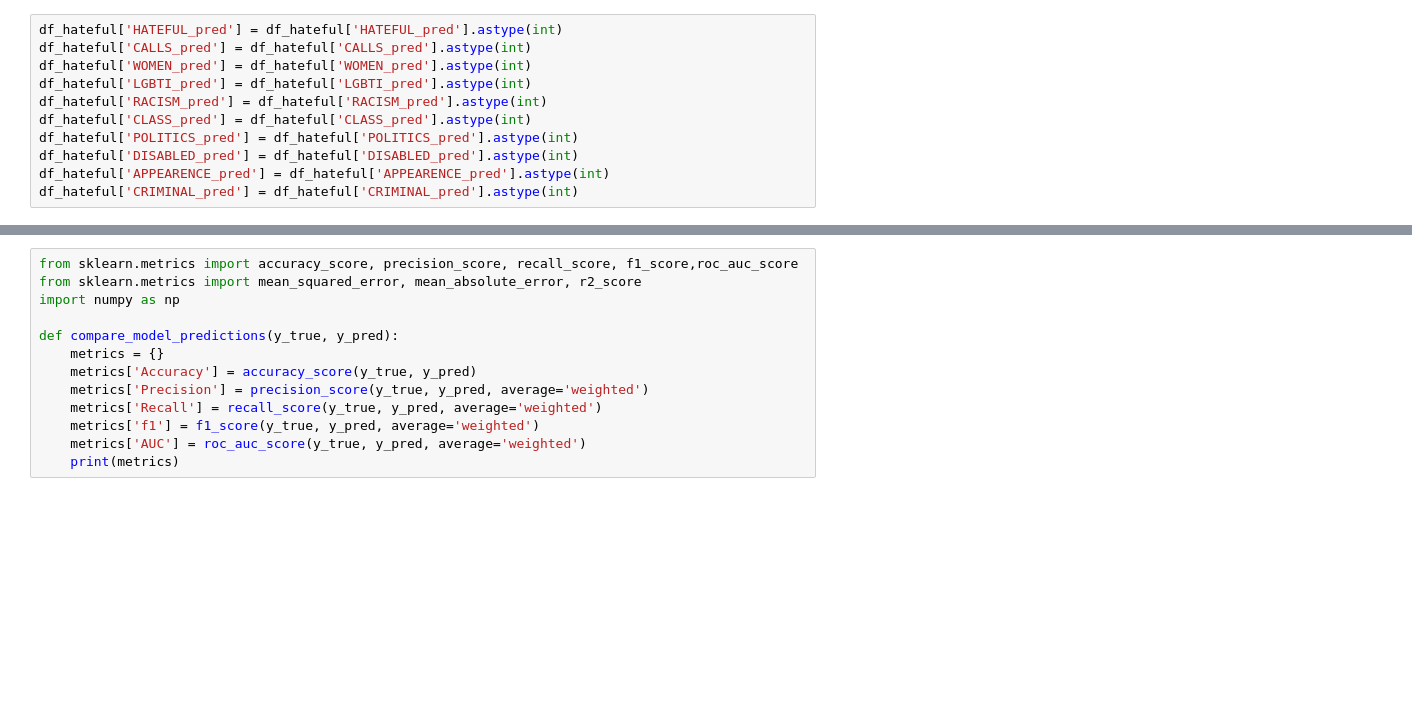
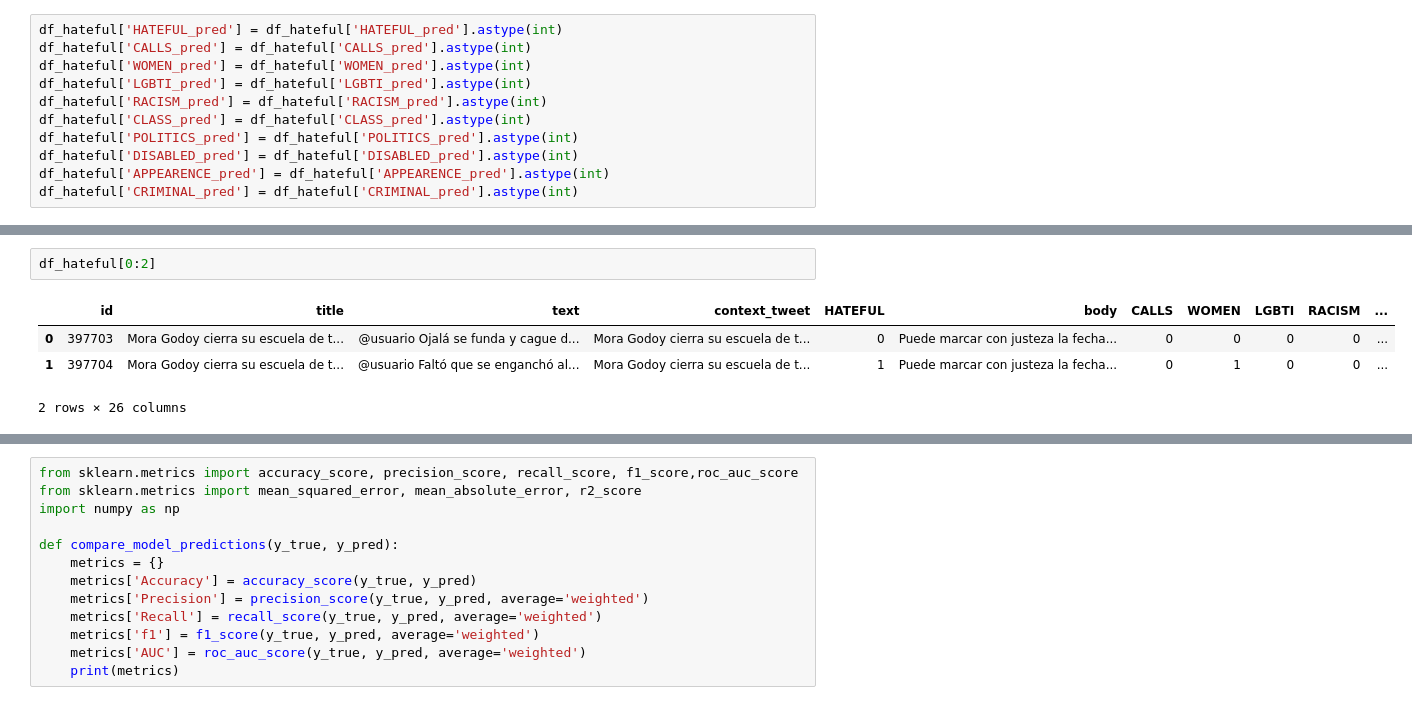
Before and after one commit to natdebandi/hate_speech_ar, a Jupyter notebook: 2_GPT_evaluate_batch_multi.ipynb, the cells around one changed output, grey strips where cells are left out. Drawn from its saved outputs; the diff is of its cells as text; blank space fills up the shorter version.

```diff
--- a/2_GPT_evaluate_batch_multi.ipynb
+++ b/2_GPT_evaluate_batch_multi.ipynb
@@ -313,0 +328,7 @@ Passing `palette` without assigning `hue` is deprecated and will be removed in v
+# %%
+df_hateful[0:2]
+# %% [output]
+|  | id | title | text | context_tweet | HATEFUL | body | CALLS | WOMEN | LGBTI | RACISM | ... |
+| 0 | 397703 | Mora Godoy cierra su escuela de t... | @usuario Ojalá se funda y cague d... | Mora Godoy cierra su escuela de t... | 0 | Puede marcar con justeza la fecha... | 0 | 0 | 0 | 0 | ... |
+| 1 | 397704 | Mora Godoy cierra su escuela de t... | @usuario Faltó que se enganchó al... | Mora Godoy cierra su escuela de t... | 1 | Puede marcar con justeza la fecha... | 0 | 1 | 0 | 0 | ... |
+2 rows × 26 columns
```
Also changed, not shown: parts of 9 cells of this notebook.
